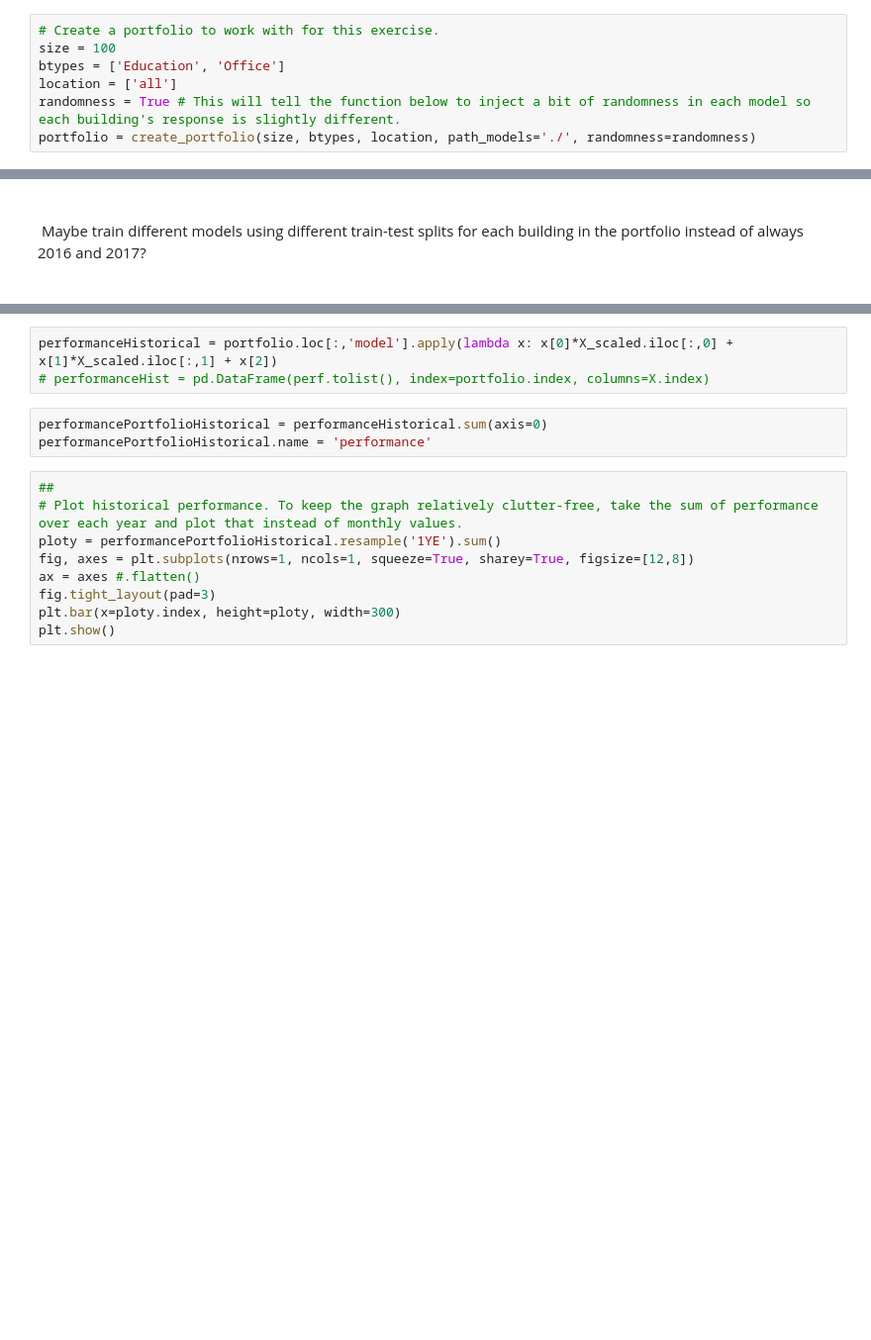
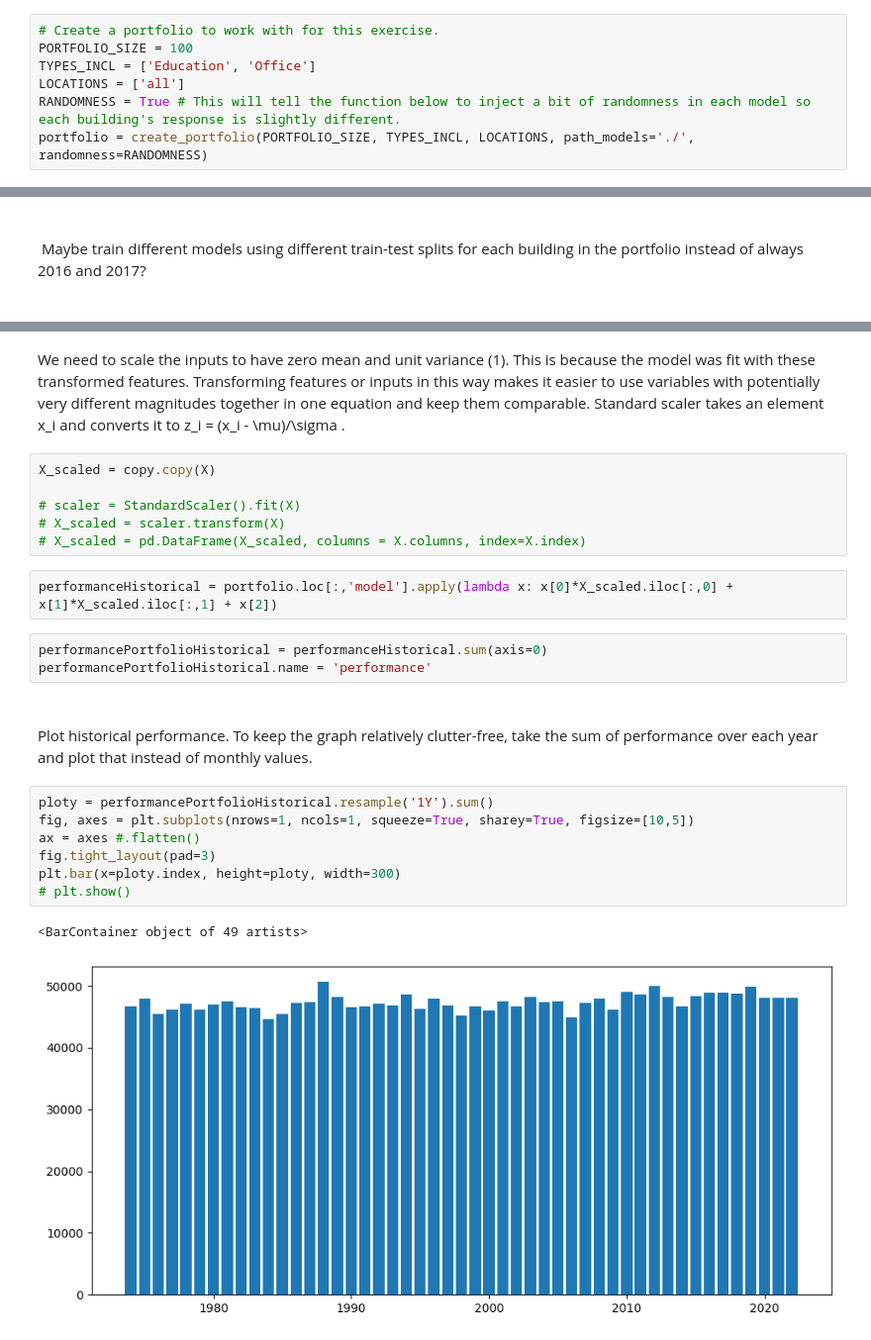
Before and after one commit to paragrastogi/CEPT_Workshop_Mar2024, a Jupyter notebook: tutorial.ipynb, the cells around one changed output, grey strips where cells are left out. Shown at 99% size. Saved outputs shown, nothing was run; the diff lists cells and outputs as text; blank space fills up the shorter version.

```diff
--- a/tutorial.ipynb
+++ b/tutorial.ipynb
@@ -94,10 +134,10 @@ plt.show()
 # %%
 # Create a portfolio to work with for this exercise.
-size = 100
-btypes = ['Education', 'Office']
-location = ['all']
-randomness = True # This will tell the function below to inject a bit of randomness in each model so each building's response is slightly different.
-portfolio = create_portfolio(size, btypes, location, path_models='./', randomness=randomness)
+PORTFOLIO_SIZE = 100
+TYPES_INCL = ['Education', 'Office']
+LOCATIONS = ['all']
+RANDOMNESS = True # This will tell the function below to inject a bit of randomness in each model so each building's response is slightly different.
+portfolio = create_portfolio(PORTFOLIO_SIZE, TYPES_INCL, LOCATIONS, path_models='./', randomness=RANDOMNESS)
 # %% [markdown]
  Congratulations, you now have a portfolio of buildings in Ahmedabad. Each building has a unique ID, a building type (btype), and linear regression model representing its performance based on HDD and CDD.
 # %% [markdown]
@@ -120,15 +153,30 @@ X_scaled = pd.DataFrame(X_scaled, columns = X.columns, index=X.index)
+# %% [markdown]
+We need to scale the inputs to have zero mean and unit variance (1).
+This is because the model was fit with these transformed features.
+Transforming features or inputs in this way makes it easier to use variables with
+potentially very different magnitudes together in one equation and keep them comparable.
+Standard scaler takes an element x_i and converts it to z_i = (x_i - \mu)/\sigma .
+# %%
+X_scaled = copy.copy(X)
+
+# scaler = StandardScaler().fit(X)
+# X_scaled = scaler.transform(X)
+# X_scaled = pd.DataFrame(X_scaled, columns = X.columns, index=X.index)
 # %%
 performanceHistorical = portfolio.loc[:,'model'].apply(lambda x: x[0]*X_scaled.iloc[:,0] + x[1]*X_scaled.iloc[:,1] + x[2])
-# performanceHist = pd.DataFrame(perf.tolist(), index=portfolio.index, columns=X.index)
 # %%
 performancePortfolioHistorical = performanceHistorical.sum(axis=0)
 performancePortfolioHistorical.name = 'performance'
+# %% [markdown]
+#
+Plot historical performance. To keep the graph relatively clutter-free, take the sum of performance over each year and plot that instead of monthly values.
 # %%
-##
-# Plot historical performance. To keep the graph relatively clutter-free, take the sum of performance over each year and plot that instead of monthly values.
-ploty = performancePortfolioHistorical.resample('1YE').sum()
-fig, axes = plt.subplots(nrows=1, ncols=1, squeeze=True, sharey=True, figsize=[12,8])
+ploty = performancePortfolioHistorical.resample('1Y').sum()
+fig, axes = plt.subplots(nrows=1, ncols=1, squeeze=True, sharey=True, figsize=[10,5])
 ax = axes #.flatten()
 fig.tight_layout(pad=3)
 plt.bar(x=ploty.index, height=ploty, width=300)
-plt.show()
+# plt.show()
+# %% [output]
+<BarContainer object of 49 artists>
+[figure, added]
```
Also changed, not shown: parts of 48 cells of this notebook, 9 other files.
